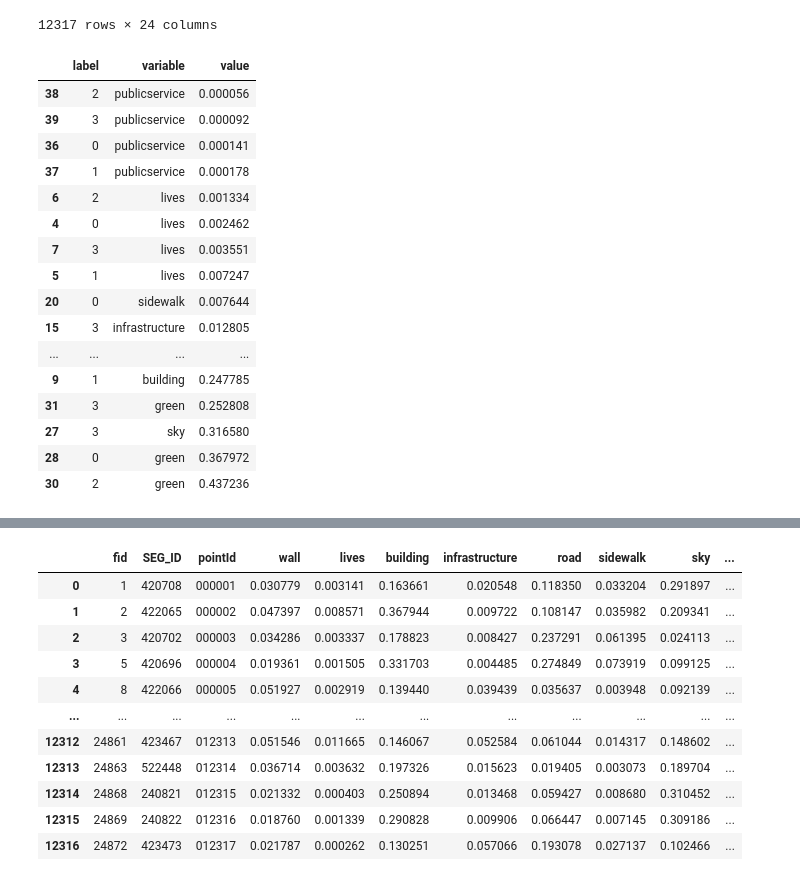
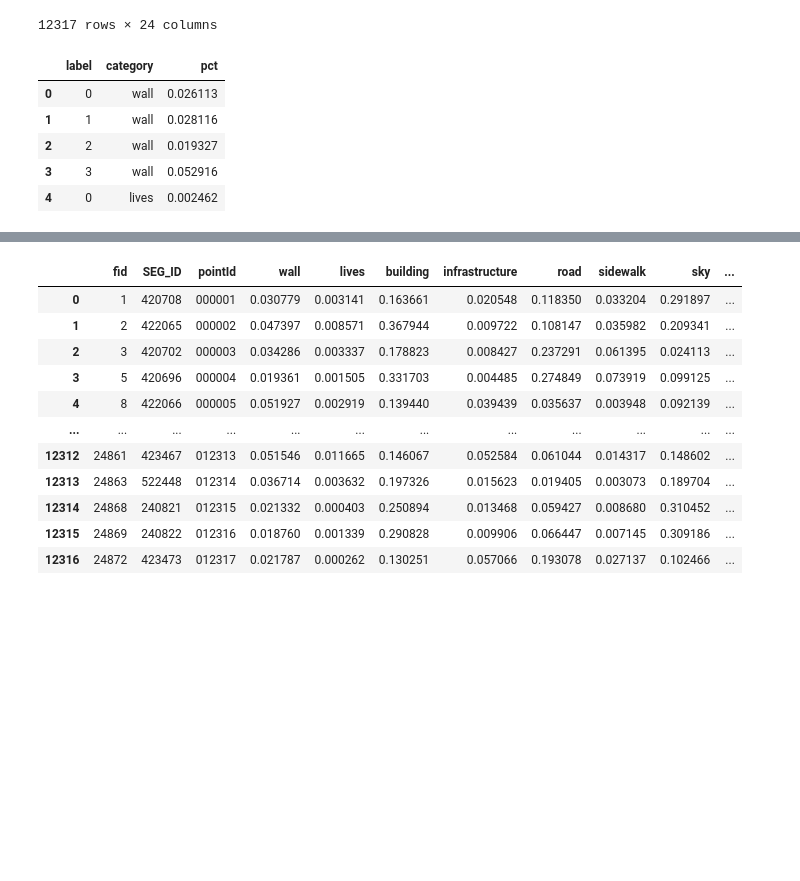
Before and after one commit to Zheng-Zhen/street-view-our-safety, a Jupyter notebook: exploratory/p3-clustering.ipynb, the cells around one changed output, grey strips where cells are left out. Cells and saved outputs as stored; diff of their text form; code cells hidden in the pictures; blank space fills up the shorter version.

```diff
--- a/exploratory/p3-clustering.ipynb
+++ b/exploratory/p3-clustering.ipynb
@@ -44,25 +44,13 @@ kmeans.fit(scaledClusteringData)
 seg['label'] = kmeans.labels_
 # %%
 segSummary = seg.groupby('label')[cols].mean().reset_index()
-segSummary = segSummary.melt(id_vars=['label'],var_name='cata')
+segSummary = segSummary.melt(id_vars=['label'],var_name='category',value_name='pct')
 segSummary = pd.DataFrame(segSummary)
+segSummary.head()
+# %% [output]
+|  | label | category | pct |
+| 0 | 0 | wall | 0.026113 |
+| 1 | 1 | wall | 0.028116 |
+| 2 | 2 | wall | 0.019327 |
+| 3 | 3 | wall | 0.052916 |
+| 4 | 0 | lives | 0.002462 |
-# %%
-segSummary.sort_values('value')
-# %% [output]
-|  | label | variable | value |
-| 38 | 2 | publicservice | 0.000056 |
-| 39 | 3 | publicservice | 0.000092 |
-| 36 | 0 | publicservice | 0.000141 |
-| 37 | 1 | publicservice | 0.000178 |
-| 6 | 2 | lives | 0.001334 |
-| 4 | 0 | lives | 0.002462 |
-| 7 | 3 | lives | 0.003551 |
-| 5 | 1 | lives | 0.007247 |
-| 20 | 0 | sidewalk | 0.007644 |
-| 15 | 3 | infrastructure | 0.012805 |
-| ... | ... | ... | ... |
-| 9 | 1 | building | 0.247785 |
-| 31 | 3 | green | 0.252808 |
-| 27 | 3 | sky | 0.316580 |
-| 28 | 0 | green | 0.367972 |
-| 30 | 2 | green | 0.437236 |
```
Also changed, not shown: parts of 13 cells of this notebook.
